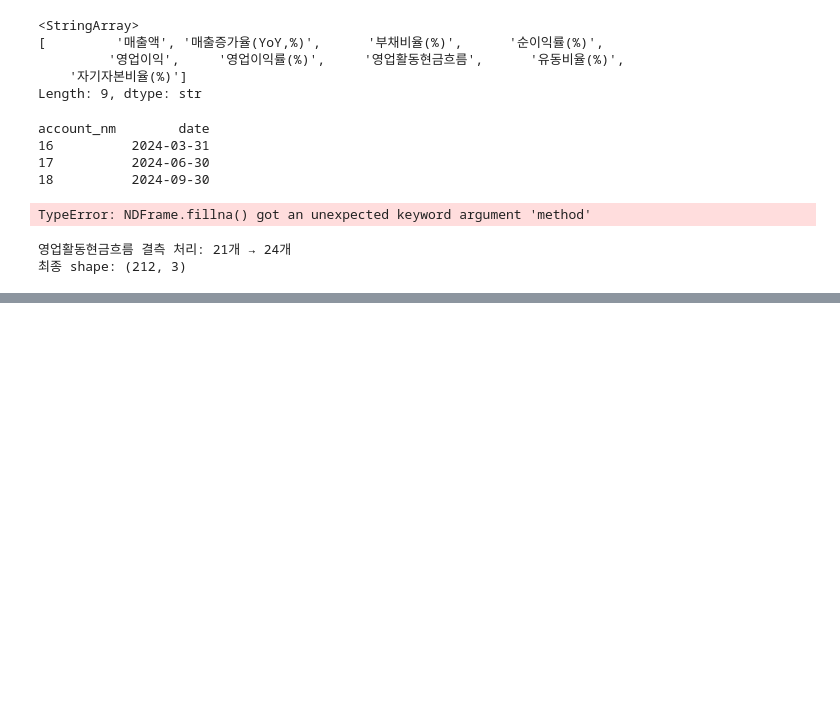
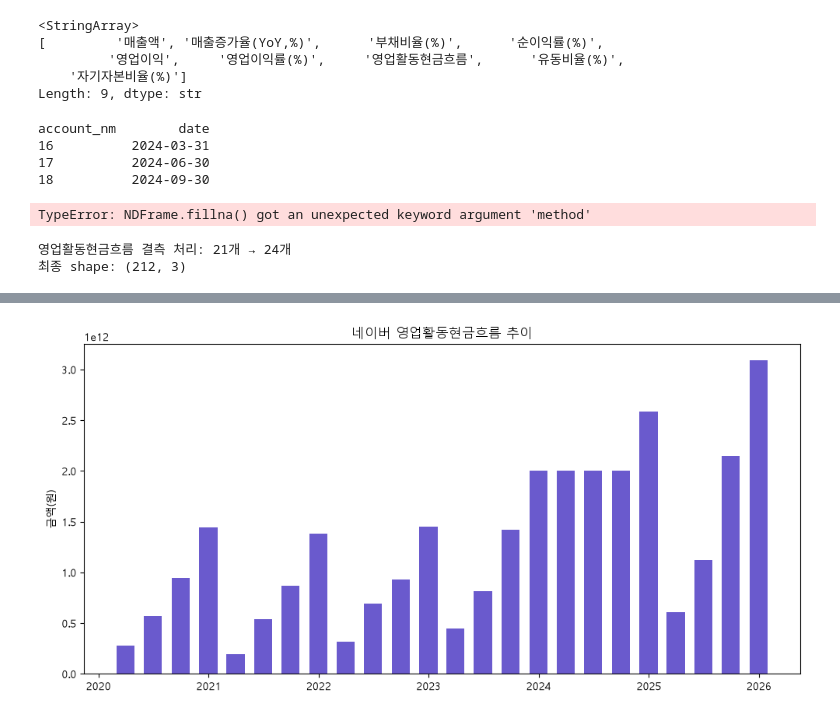
Before and after one commit to ilililililil4319/M1-2, a Jupyter notebook: notebook/prepare_data.ipynb, the cells around one changed output, grey strips where cells are left out. Saved outputs shown, nothing was run; the diff lists cells and outputs as text; code cells hidden in the pictures; blank space fills up the shorter version.

```diff
--- a/notebook/prepare_data.ipynb
+++ b/notebook/prepare_data.ipynb
@@ -670,0 +795,11 @@ long_df.to_csv('../data/naver_financials.csv', index=False, encoding='utf-8-sig'
+# %%
+fig, ax = plt.subplots(figsize=(10,5))
+ax.bar(wide['date'], wide['영업활동현금흐름'], width=60, color='slateblue')
+ax.axhline(0, color='gray', linewidth=0.8)
+ax.set_title('네이버 영업활동현금흐름 추이')
+ax.set_ylabel('금액(원)')
+plt.tight_layout()
+plt.savefig('../output/03_operating_cashflow.png', dpi=120)
+plt.show()
+# %% [output]
+[figure, added]
```
Also changed, not shown: parts of 6 cells of this notebook, 12 other files.
